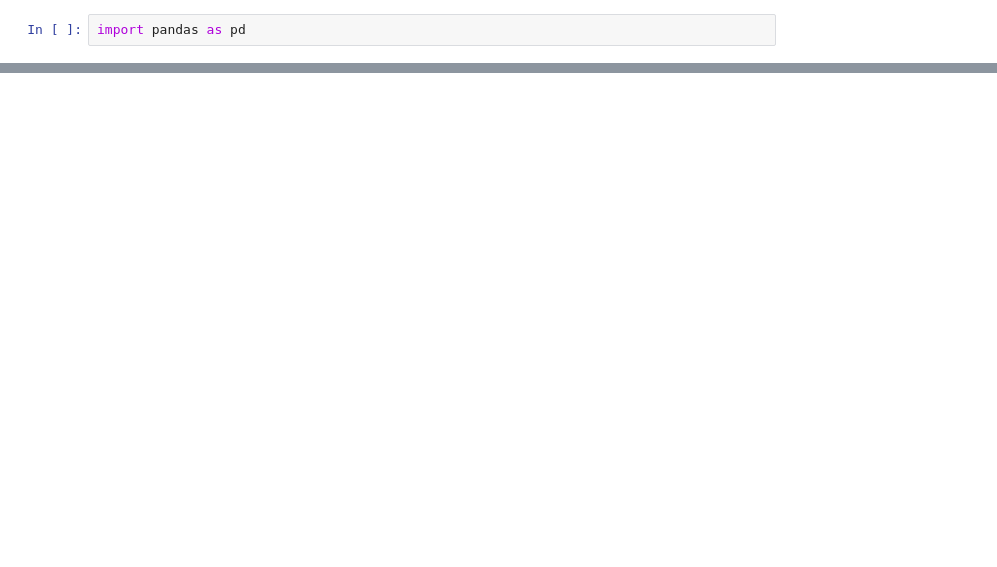
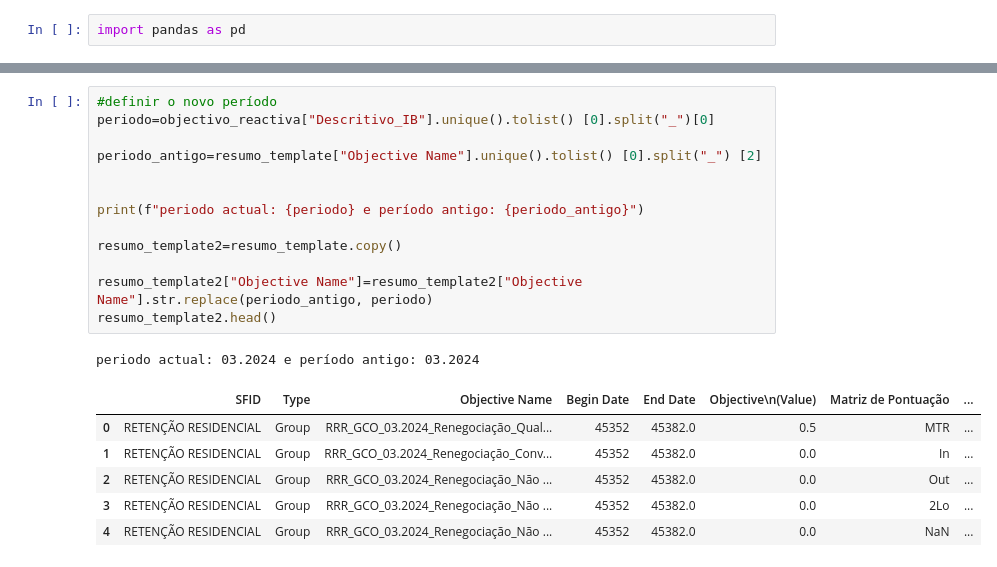
Before and after one commit to josepmatias/nos_reten-ao, a Jupyter notebook: Objectivos reactiva template.ipynb, the cells around one changed output, grey strips where cells are left out. Cells and saved outputs as stored; diff of their text form; blank space fills up the shorter version.

```diff
--- a/Objectivos reactiva template.ipynb
+++ b/Objectivos reactiva template.ipynb
@@ -45,0 +59,21 @@ C:/Users/jpmatias/OneDrive - NOS SGPS, S.A/Ambiente de Trabalho/Retenção teste
+# %%
+#definir o novo período
+periodo=objectivo_reactiva["Descritivo_IB"].unique().tolist() [0].split("_")[0]
+
+periodo_antigo=resumo_template["Objective Name"].unique().tolist() [0].split("_") [2]
+
+
+print(f"periodo actual: {periodo} e período antigo: {periodo_antigo}")
+
+resumo_template2=resumo_template.copy()
+
+resumo_template2["Objective Name"]=resumo_template2["Objective Name"].str.replace(periodo_antigo, periodo)
+resumo_template2.head()
+# %% [output]
+periodo actual: 03.2024 e período antigo: 03.2024
+|  | SFID | Type | Objective Name | Begin Date | End Date | Objective\n(Value) | Matriz de Pontuação | ... |
+| 0 | RETENÇÃO RESIDENCIAL | Group | RRR_GCO_03.2024_Renegociação_Qual... | 45352 | 45382.0 | 0.5 | MTR | ... |
+| 1 | RETENÇÃO RESIDENCIAL | Group | RRR_GCO_03.2024_Renegociação_Conv... | 45352 | 45382.0 | 0.0 | In | ... |
+| 2 | RETENÇÃO RESIDENCIAL | Group | RRR_GCO_03.2024_Renegociação_Não ... | 45352 | 45382.0 | 0.0 | Out | ... |
+| 3 | RETENÇÃO RESIDENCIAL | Group | RRR_GCO_03.2024_Renegociação_Não ... | 45352 | 45382.0 | 0.0 | 2Lo | ... |
+| 4 | RETENÇÃO RESIDENCIAL | Group | RRR_GCO_03.2024_Renegociação_Não ... | 45352 | 45382.0 | 0.0 | NaN | ... |
```
Also changed, not shown: parts of 6 cells of this notebook.
